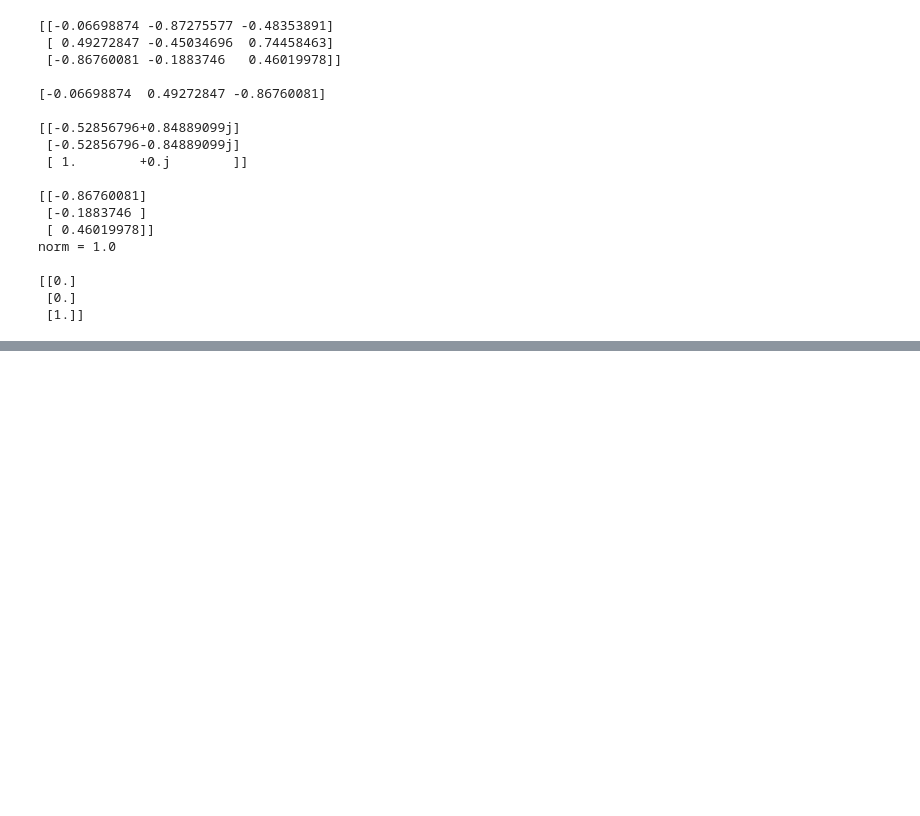
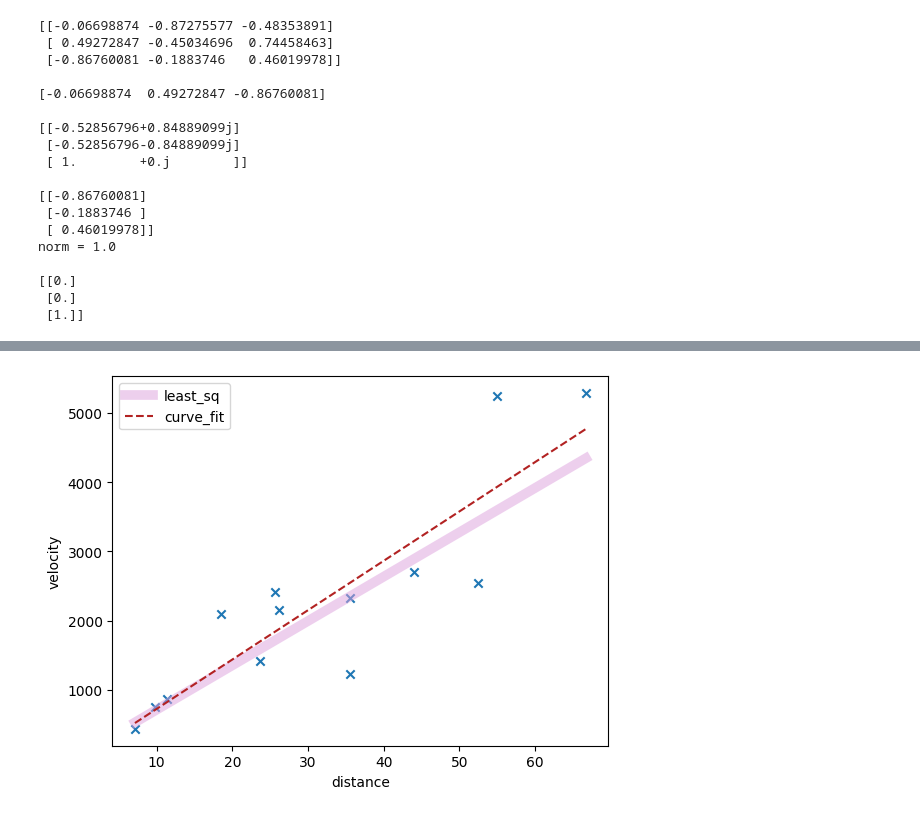
Before and after one commit to tamarabalvin-dev/PROGNUM-repo, a Jupyter notebook: Task7/week7.ipynb, the cells around one changed output, grey strips where cells are left out. Drawn from its saved outputs; the diff is of its cells as text; code cells hidden in the pictures; blank space fills up the shorter version.

```diff
--- a/Task7/week7.ipynb
+++ b/Task7/week7.ipynb
@@ -188,0 +306,80 @@ class Interpolation:
+# %%
+#7.10
+
+import numpy as np
+from matplotlib.pyplot import figure, show
+from scipy.optimize import leastsq, curve_fit
+
+data = [
+    18.49,     2094.75,    0.3,           100,
+    35.48,     2320.87,    2.2,           120,
+    35.48,     1224.9,     3.0,           80,
+    11.34,     872.13,     1.2,           80,
+    7.12,      432.2,      0.4,           70,
+    9.82,      751,        0.3,           75,
+    23.66,     1410,       2.3,           70,
+    44,        2700,       4.0,           110,
+    66.7,      5292,       5.3,           120,
+    52.4,      2550,       5.2,           100,
+    55,        5253,       6.1,           150,
+    25.6,      2419,       3.2,           110,
+    26.19,     2158,       2.8,           110
+    ]
+
+#data unpacking
+distance = np.asarray(data[::4])
+dis_error = np.asarray(data[2::4])
+velocity = np.asarray(data[1::4])
+vel_error = np.asarray(data[3::4])
+
+fig = figure()
+frame = fig.add_subplot()
+frame.scatter(distance, velocity, marker = 'x')
+
+X = np.array([distance.min(),distance.max()])
+
+
+#LEASTSQ
+
+def model1(beta, x):
+    beta0, beta1 = beta
+    return beta0 + beta1*x
+
+def residuals(beta, x, y, sigy):
+    return (y - model1(beta,x))/sigy
+
+beta_start = [0, 50.0]          # Initial estimates for beta0 and beta1
+data = (distance, velocity, vel_error)             # You need to pack your data in a tuple
+result = leastsq(residuals, beta_start, args=data, full_output=1)
+(beta1, pcov, infodict, errmsg, ier) = result       # Unpack tuple with results
+
+print( "====== LEASTSQ RESULTS ==========")
+print( "Params:                         ", beta1)
+print()
+
+Y = model1(beta1, X)
+
+frame.plot(X,Y,color='plum',label='least_sq',linewidth=7,alpha=0.5)
+
+
+#CURVEFIT
+
+def model2(x, beta0, beta1):
+    return beta0 + beta1*x
+
+# Do the fitting
+beta2, pcov = curve_fit(model2, distance, velocity)#, sigma = vel_error)
+
+print( "====== CURVE_FIT RESULTS ==========")
+print( "Params:                         ", beta2)
+
+Y = model2(X, beta2[0], beta2[1])
+
+frame.plot(X,Y,color='firebrick',label='curve_fit',linestyle='dashed')
+
+
+frame.legend()
+frame.set_xlabel('distance')
+frame.set_ylabel('velocity')
+show()
+# %% [output]
@@ -188,0 +391 @@ class Interpolation:
+[figure, added]
```
Also changed, not shown: parts of 7 cells of this notebook, 1 other file.
